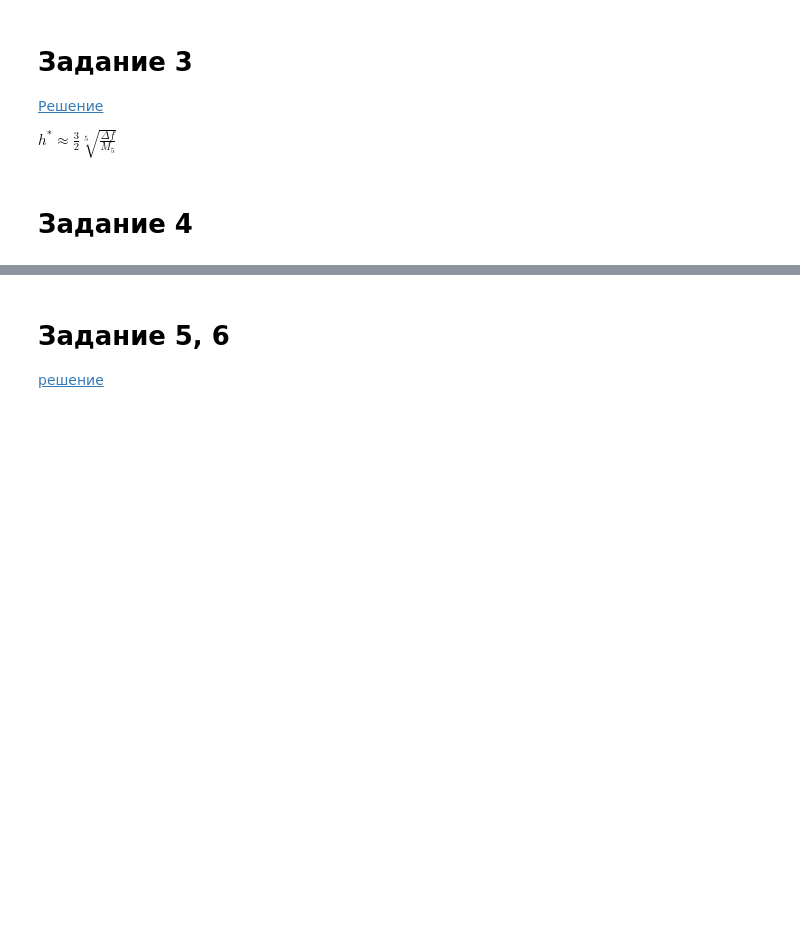
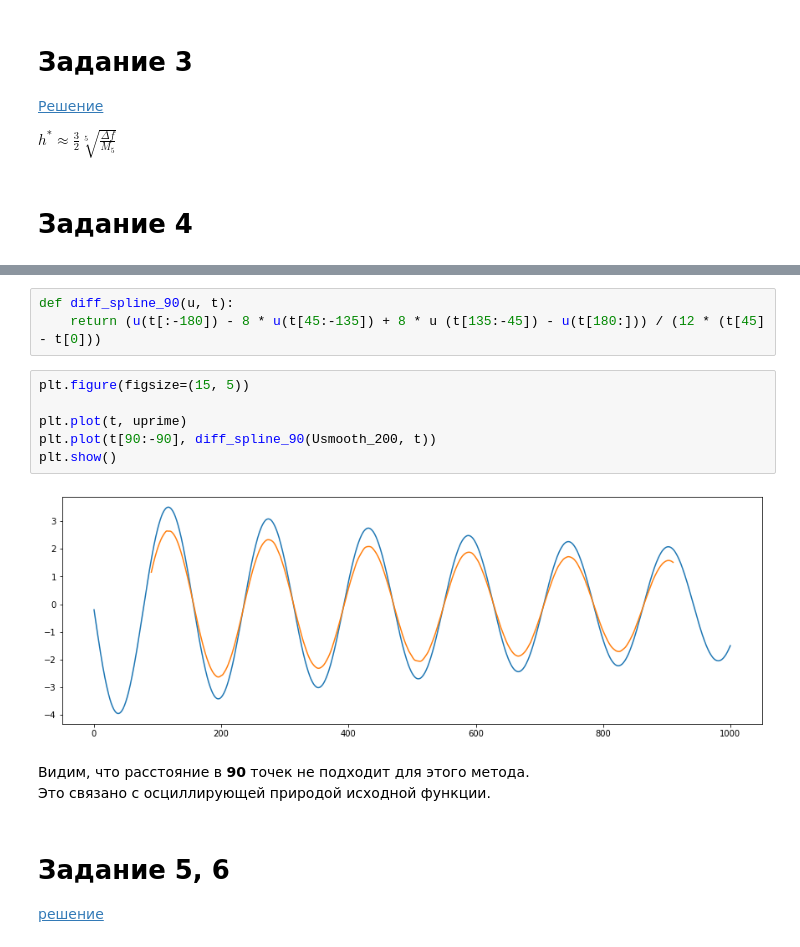
Before and after one commit to comradecoastal/computational_math_mipt, a Jupyter notebook: module_1/week_2/hw_1_2.ipynb, the cells around one changed output, grey strips where cells are left out. Saved outputs shown, nothing was run; the diff lists cells and outputs as text; blank space fills up the shorter version.

```diff
--- a/module_1/week_2/hw_1_2.ipynb
+++ b/module_1/week_2/hw_1_2.ipynb
@@ -111,3 +138,17 @@ $h^* \approx \frac{3}{2} \sqrt[5]{\frac{\Delta f}{M_5}}$
+# %%
+def diff_spline_90(u, t):
+    return (u(t[:-180]) - 8 * u(t[45:-135]) + 8 * u (t[135:-45]) - u(t[180:])) / (12 * (t[45] - t[0]))
+# %%
+plt.figure(figsize=(15, 5))
+
+plt.plot(t, uprime)
+plt.plot(t[90:-90], diff_spline_90(Usmooth_200, t))
+plt.show()
+# %% [output]
+[figure, added]
+# %% [markdown]
+Видим, что расстояние в **90** точек не подходит для этого метода.
+Это связано с осциллирующей природой исходной функции.
 # %% [markdown]
 # Задание 5, 6
 
```
Also changed, not shown: parts of 8 cells of this notebook, 6 other files.
